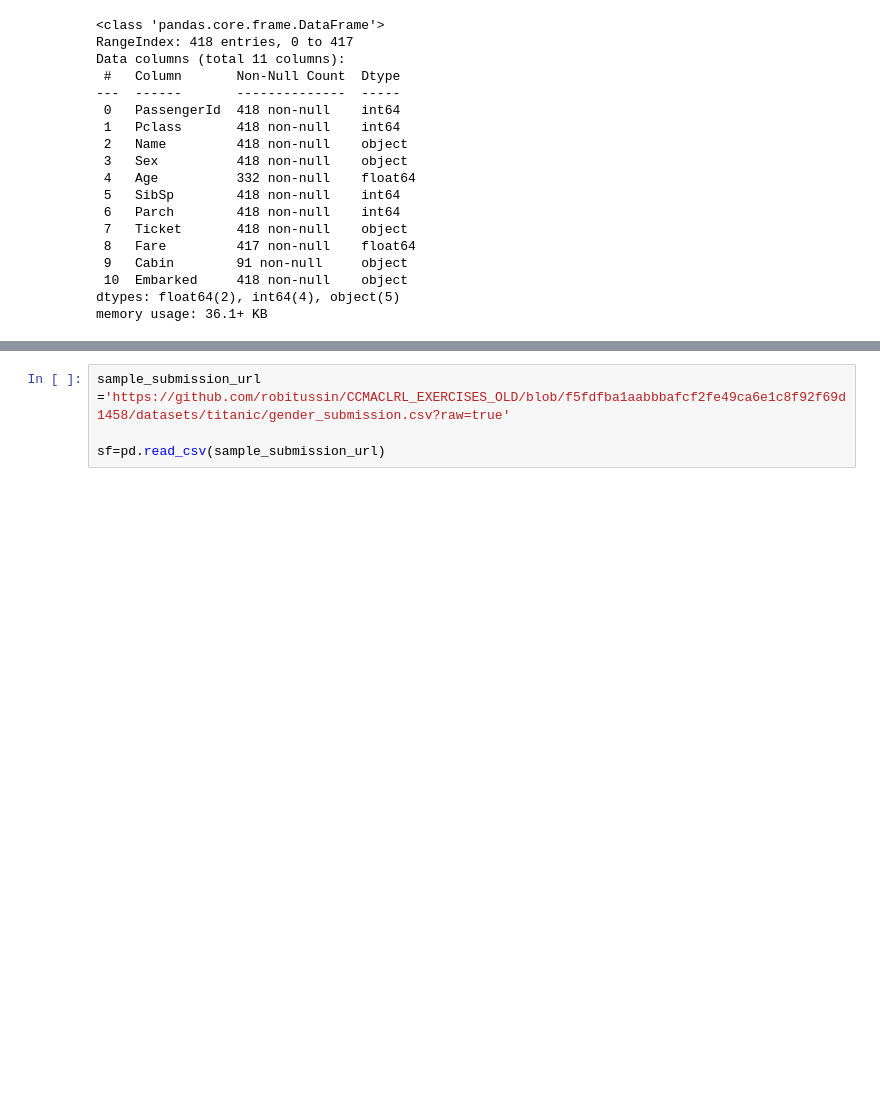
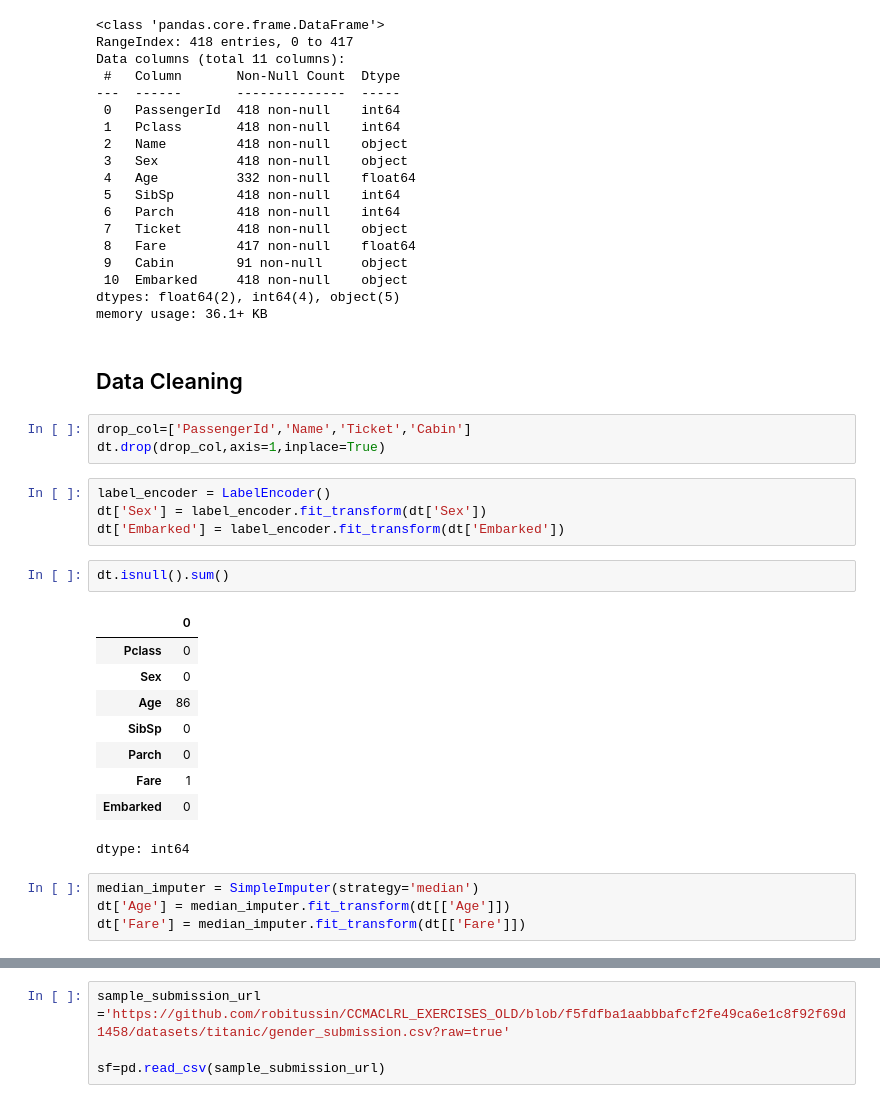
Before and after one commit to leonnmarcoo/CCMACLRL_EXERCISES_COM232, a Jupyter notebook: Exercise3.ipynb, the cells around one changed output, grey strips where cells are left out. Drawn from its saved outputs; the diff is of its cells as text; blank space fills up the shorter version.

```diff
--- a/Exercise3.ipynb
+++ b/Exercise3.ipynb
@@ -201,3 +216,28 @@ Data columns (total 11 columns):
  10  Embarked     418 non-null    object
 dtypes: float64(2), int64(4), object(5)
 memory usage: 36.1+ KB
+# %% [markdown]
+## Data Cleaning
+# %%
+drop_col=['PassengerId','Name','Ticket','Cabin']
+dt.drop(drop_col,axis=1,inplace=True)
+# %%
+label_encoder = LabelEncoder()
+dt['Sex'] = label_encoder.fit_transform(dt['Sex'])
+dt['Embarked'] = label_encoder.fit_transform(dt['Embarked'])
+# %%
+dt.isnull().sum()
+# %% [output]
+|  | 0 |
+| Pclass | 0 |
+| Sex | 0 |
+| Age | 86 |
+| SibSp | 0 |
+| Parch | 0 |
+| Fare | 1 |
+| Embarked | 0 |
+dtype: int64
+# %%
+median_imputer = SimpleImputer(strategy='median')
+dt['Age'] = median_imputer.fit_transform(dt[['Age']])
+dt['Fare'] = median_imputer.fit_transform(dt[['Fare']])
```
Also changed, not shown: parts of 7 cells of this notebook.
